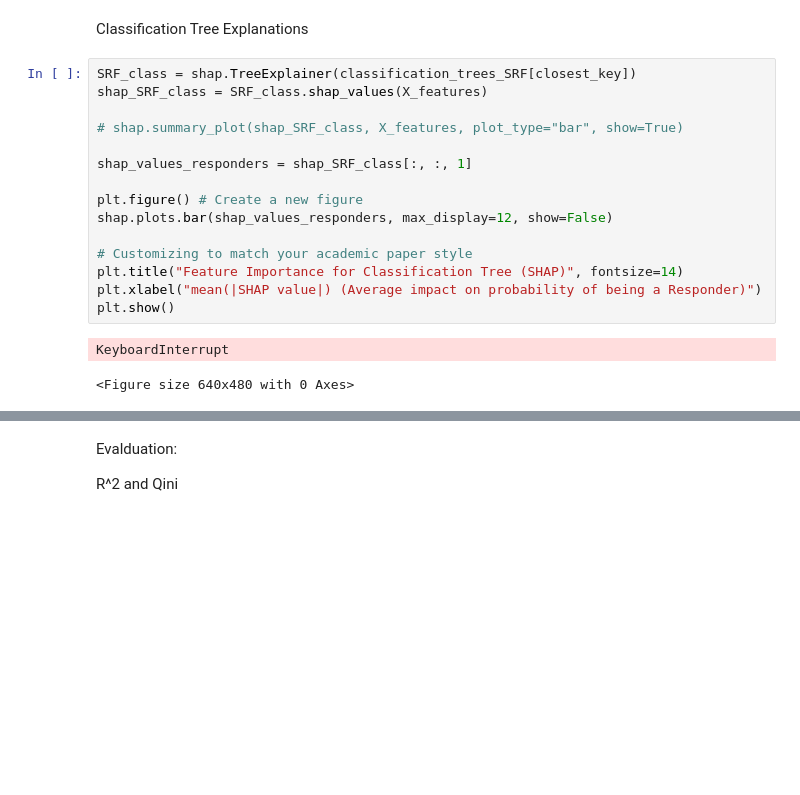
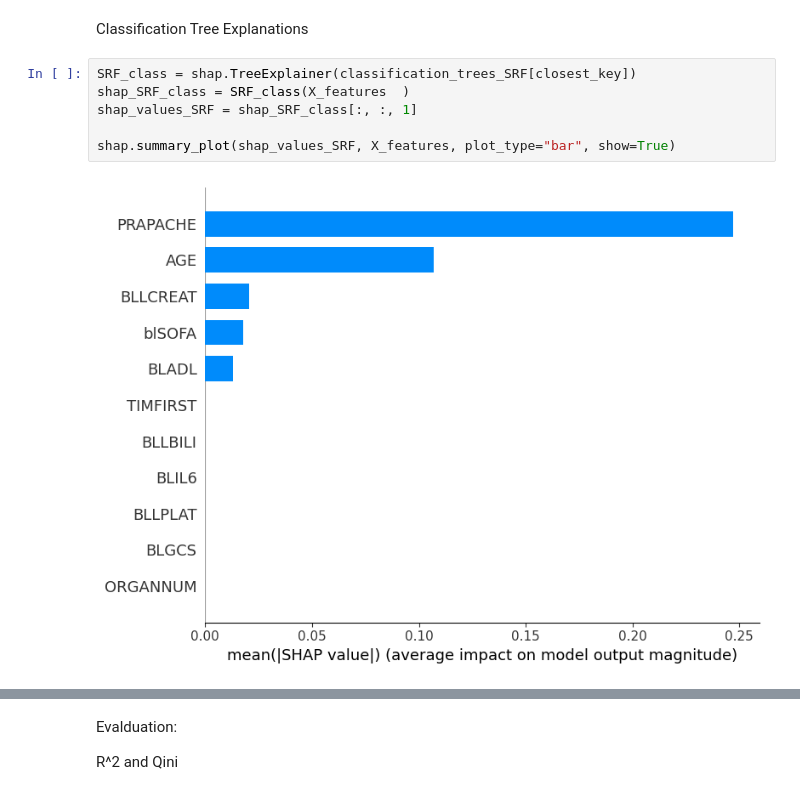
Before and after one commit to tobsilog/VTE, a Jupyter notebook: SHAP/Training.ipynb, the cells around one changed output, grey strips where cells are left out. Saved outputs shown, nothing was run; the diff lists cells and outputs as text; blank space fills up the shorter version.

```diff
--- a/SHAP/Training.ipynb
+++ b/SHAP/Training.ipynb
@@ -418,21 +412,11 @@ shap.summary_plot(shap_KF_reg, X_train_features, plot_type="bar", show=True)
 Classification Tree Explanations
 # %%
 SRF_class = shap.TreeExplainer(classification_trees_SRF[closest_key])
-shap_SRF_class = SRF_class.shap_values(X_features)
+shap_SRF_class = SRF_class(X_features  )
+shap_values_SRF = shap_SRF_class[:, :, 1]
 
-# shap.summary_plot(shap_SRF_class, X_features, plot_type="bar", show=True)
-
-shap_values_responders = shap_SRF_class[:, :, 1]
-
-plt.figure() # Create a new figure
-shap.plots.bar(shap_values_responders, max_display=12, show=False)
-
-# Customizing to match your academic paper style
-plt.title("Feature Importance for Classification Tree (SHAP)", fontsize=14)
-plt.xlabel("mean(|SHAP value|) (Average impact on probability of being a Responder)")
-plt.show()
+shap.summary_plot(shap_values_SRF, X_features, plot_type="bar", show=True)
 # %% [output]
-KeyboardInterrupt
-<Figure size 640x480 with 0 Axes>
+[figure, added]
 # %%
 DRF_class = shap.TreeExplainer(classification_trees_DRF [closest_key])
```
Also changed, not shown: parts of 5 cells of this notebook.
